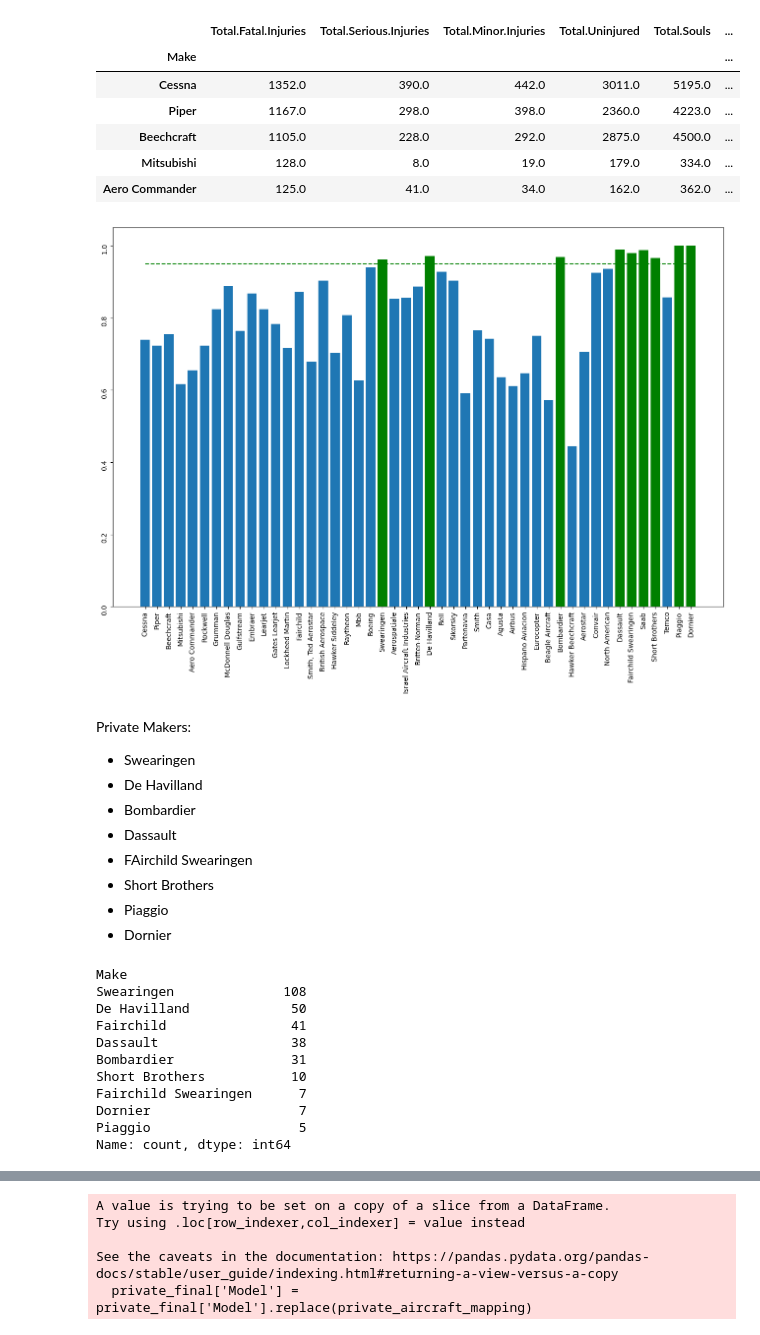
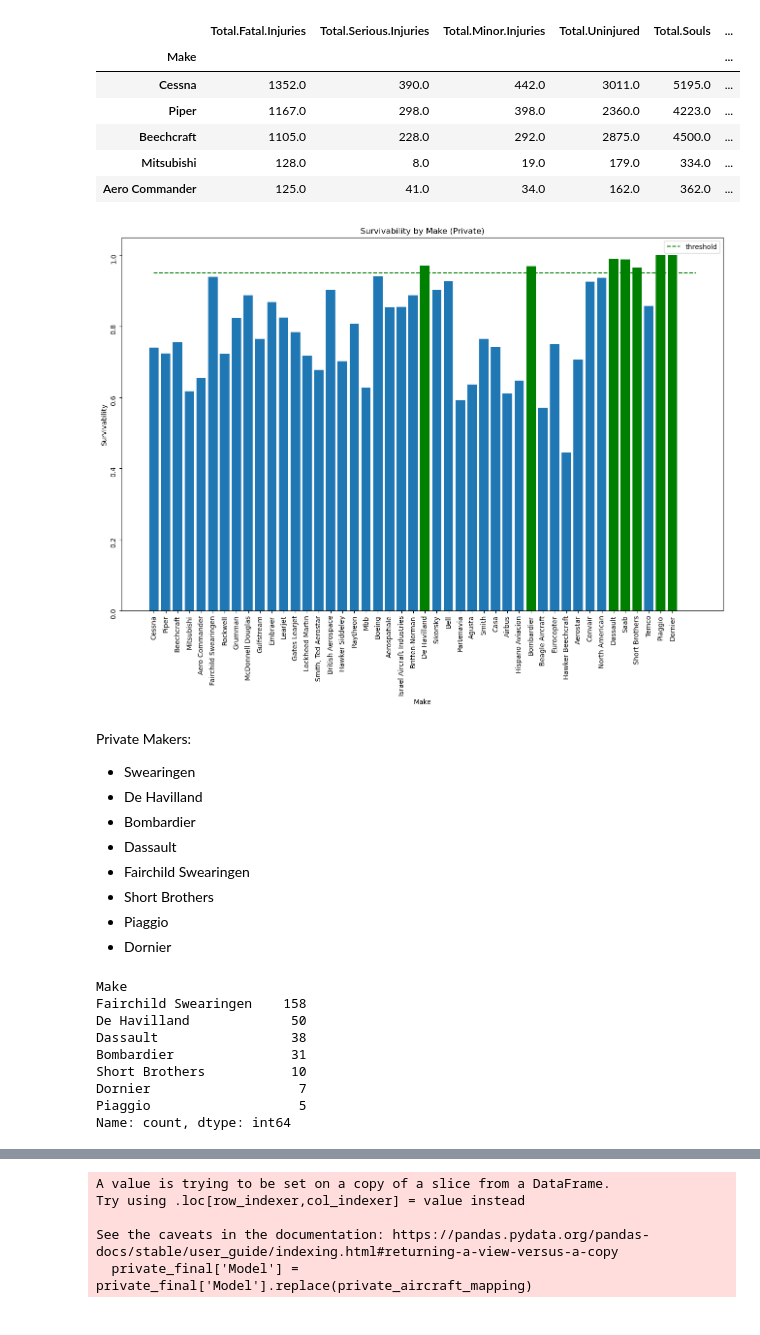
Before and after one commit to Luwate/dsc-phase-1-project, a Jupyter notebook: student.ipynb, the cells around one changed output, grey strips where cells are left out. Drawn from its saved outputs; the diff is of its cells as text; code cells hidden in the pictures.

```diff
--- a/student.ipynb
+++ b/student.ipynb
@@ -673,7 +671,8 @@ make_mapping = {
     'Learjet' : ['Learjet', 'Learjet Inc'],
     'Gates Learjet' : ['Gates Learjet', 'Gates Learjet Corp.'],
     'Saab' : ['Saab', 'Saab-Scania Ab (Saab)'],
-    'Dassault': ['Dassault', 'Dassault-Breguet', 'Dassault Aviation']
+    'Dassault': ['Dassault', 'Dassault-Breguet', 'Dassault Aviation'],
+    'Fairchild Swearingen': ['Fairchild Swearingen', 'Fairchild', 'Swearingen']
 
 }
 
@@ -1218,19 +1298,24 @@ private_survivability_by_make.head()
 # %%
 fig, ax = plt.subplots(figsize = (16,10))
 threshold = private_survivability_by_make[private_survivability_by_make['Survivability']>=0.95].index
 colours = ['g' if element in threshold else '#1f77b4' for element in private_survivability_by_make.index]
 ax.bar(private_survivability_by_make.index, private_survivability_by_make['Survivability'], color = colours)
 ax.tick_params(rotation = 90)
-ax.plot([0., 46], [0.95, 0.95], "k--", color = 'g');
+ax.plot([0., 46], [0.95, 0.95], "k--", color = 'g', label = "threshold")
+ax.legend(loc= "upper right")
+ax.set_title('Survivability by Make (Private)')
+ax.set_xlabel("Make")
+ax.set_ylabel("Survivability")
+plt.savefig('./images/private_survivability_by_make.png');
 # %% [output]
-[figure, old version]
+[figure, new version]
 # %% [markdown]
 Private Makers:
 - Swearingen
 - De Havilland
 - Bombardier
 - Dassault
-- FAirchild Swearingen
+- Fairchild Swearingen
 - Short Brothers
 - Piaggio
 - Dornier
@@ -1241,13 +1326,11 @@ df_private_makers = df_private_makers[df_private_makers['Make'].isin(private_mak
 df_private_makers['Make'].value_counts()
 # %% [output]
 Make
-Swearingen              108
+Fairchild Swearingen    158
 De Havilland             50
-Fairchild                41
 Dassault                 38
 Bombardier               31
 Short Brothers           10
-Fairchild Swearingen      7
 Dornier                   7
 Piaggio                   5
 Name: count, dtype: int64
```
Also changed, not shown: parts of 67 cells of this notebook, 17 other files.
